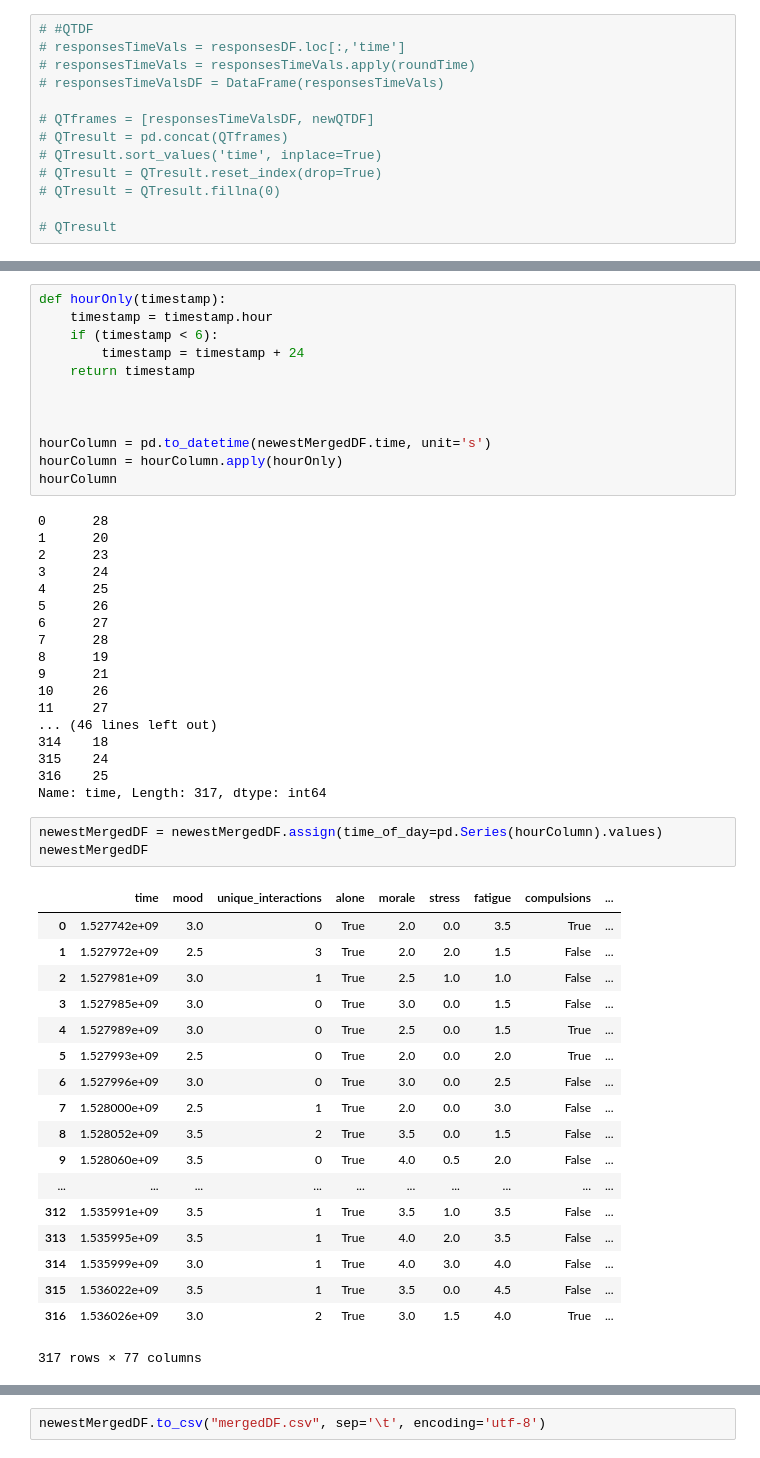
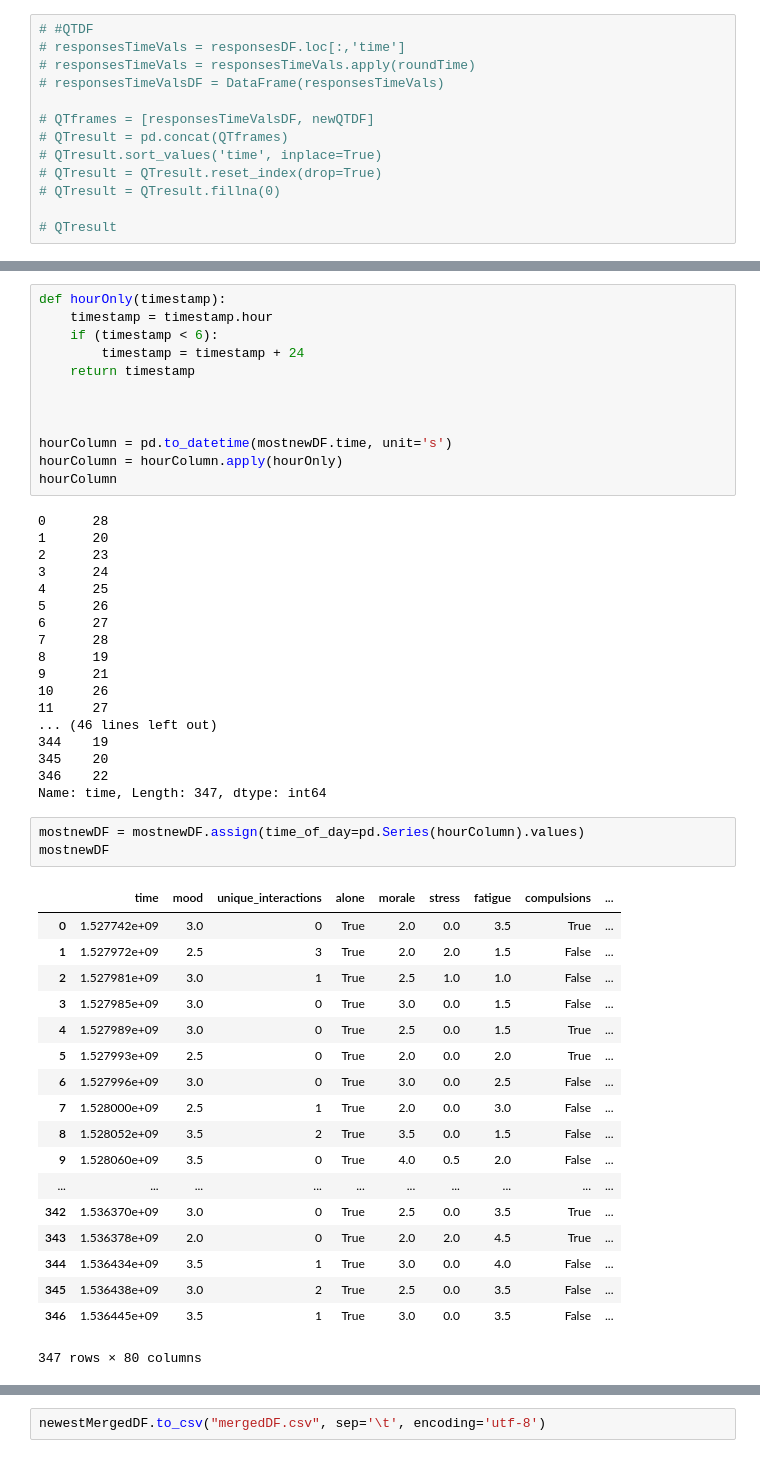
Before and after one commit to xujenna/thesis_explorations, a Jupyter notebook: trackers/_analyses/for_correlation_unixepoch.ipynb, the cells around one changed output, grey strips where cells are left out. Saved outputs shown, nothing was run; the diff lists cells and outputs as text.

```diff
--- a/trackers/_analyses/for_correlation_unixepoch.ipynb
+++ b/trackers/_analyses/for_correlation_unixepoch.ipynb
@@ -810,7 +810,7 @@ def hourOnly(timestamp):
 
 
 
-hourColumn = pd.to_datetime(newestMergedDF.time, unit='s')
+hourColumn = pd.to_datetime(mostnewDF.time, unit='s')
 hourColumn = hourColumn.apply(hourOnly)
 hourColumn
 # %% [output]
@@ -827,30 +827,30 @@ hourColumn
 10     26
 11     27
 ... (46 lines left out)
-314    18
-315    24
-316    25
-Name: time, Length: 317, dtype: int64
+344    19
+345    20
+346    22
+Name: time, Length: 347, dtype: int64
 # %%
-newestMergedDF = newestMergedDF.assign(time_of_day=pd.Series(hourColumn).values)
-newestMergedDF
+mostnewDF = mostnewDF.assign(time_of_day=pd.Series(hourColumn).values)
+mostnewDF
 # %% [output]
 |  | time | mood | unique_interactions | alone | morale | stress | fatigue | compulsions | ... |
 | 0 | 1.527742e+09 | 3.0 | 0 | True | 2.0 | 0.0 | 3.5 | True | ... |
 | 1 | 1.527972e+09 | 2.5 | 3 | True | 2.0 | 2.0 | 1.5 | False | ... |
 | 2 | 1.527981e+09 | 3.0 | 1 | True | 2.5 | 1.0 | 1.0 | False | ... |
 | 3 | 1.527985e+09 | 3.0 | 0 | True | 3.0 | 0.0 | 1.5 | False | ... |
 | 4 | 1.527989e+09 | 3.0 | 0 | True | 2.5 | 0.0 | 1.5 | True | ... |
 | 5 | 1.527993e+09 | 2.5 | 0 | True | 2.0 | 0.0 | 2.0 | True | ... |
 | 6 | 1.527996e+09 | 3.0 | 0 | True | 3.0 | 0.0 | 2.5 | False | ... |
 | 7 | 1.528000e+09 | 2.5 | 1 | True | 2.0 | 0.0 | 3.0 | False | ... |
 | 8 | 1.528052e+09 | 3.5 | 2 | True | 3.5 | 0.0 | 1.5 | False | ... |
 | 9 | 1.528060e+09 | 3.5 | 0 | True | 4.0 | 0.5 | 2.0 | False | ... |
 | ... | ... | ... | ... | ... | ... | ... | ... | ... | ... |
-| 312 | 1.535991e+09 | 3.5 | 1 | True | 3.5 | 1.0 | 3.5 | False | ... |
-| 313 | 1.535995e+09 | 3.5 | 1 | True | 4.0 | 2.0 | 3.5 | False | ... |
-| 314 | 1.535999e+09 | 3.0 | 1 | True | 4.0 | 3.0 | 4.0 | False | ... |
-| 315 | 1.536022e+09 | 3.5 | 1 | True | 3.5 | 0.0 | 4.5 | False | ... |
-| 316 | 1.536026e+09 | 3.0 | 2 | True | 3.0 | 1.5 | 4.0 | True | ... |
+| 342 | 1.536370e+09 | 3.0 | 0 | True | 2.5 | 0.0 | 3.5 | True | ... |
+| 343 | 1.536378e+09 | 2.0 | 0 | True | 2.0 | 2.0 | 4.5 | True | ... |
+| 344 | 1.536434e+09 | 3.5 | 1 | True | 3.0 | 0.0 | 4.0 | False | ... |
+| 345 | 1.536438e+09 | 3.0 | 2 | True | 2.5 | 0.0 | 3.5 | False | ... |
+| 346 | 1.536445e+09 | 3.5 | 1 | True | 3.0 | 0.0 | 3.5 | False | ... |
-317 rows × 77 columns
+347 rows × 80 columns
 # %%
```
Also changed, not shown: parts of 13 cells of this notebook, 13 other files.
